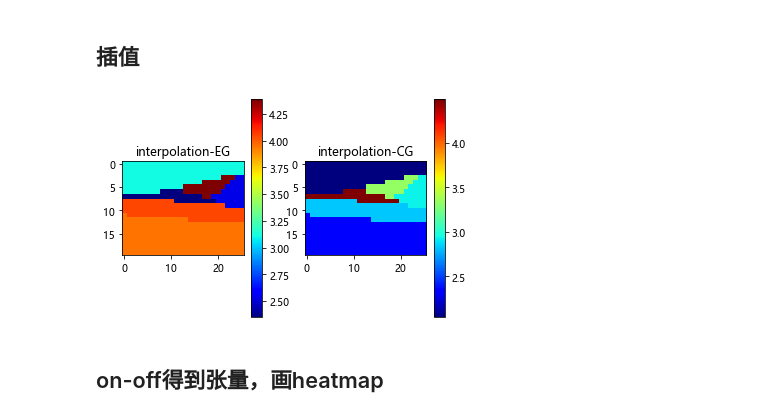
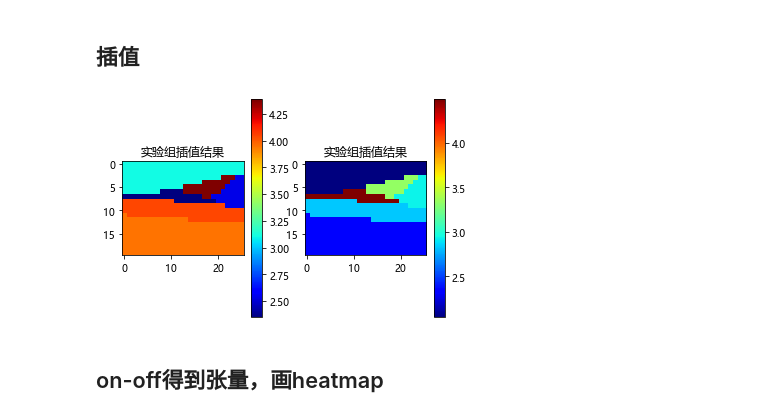
Before and after one commit to forward11/rainfall, a Jupyter notebook: Location_based_analysis/heatmap/model/get_lps.ipynb, the cells around one changed output. Saved outputs shown, nothing was run; the diff lists cells and outputs as text; code cells hidden in the pictures.

Commit message:
heatmap完成

```diff
--- a/Location_based_analysis/heatmap/model/get_lps.ipynb
+++ b/Location_based_analysis/heatmap/model/get_lps.ipynb
@@ -27,35 +27,35 @@ plt.savefig("E:\\rainfall\\Location_based_analysis\\heatmap\\plot\\lps_station.p
 # %%
 import numpy as np
 import matplotlib.pyplot as plt
 from scipy.interpolate import griddata
 
 
 points = np.array([[35.67027778,106.2130556],[35.74,106.1802778],[35.69111111,106.1930556],
 [35.60027778,106.1430556],[35.87416667,106.1369444],[35.67722222,106.2361111]]) #real
 
 values = np.array([4.386283687,4.045162277,2.352402512,3.108336594,3.955585768,2.541928102])
 valuse_CG = np.array([3.335749317,2.83517702,4.491484044,2.042234984,2.330282871,2.935451368])
 xi,yi = np.mgrid[35.5:36.0:20j, 106.10:106.26:26j]
 
 
 grid = griddata(points, values, (xi, yi), method="nearest", fill_value=0)
 grid_CG =  griddata(points, valuse_CG, (xi, yi), method="nearest", fill_value=0)
 
 
 plt.subplot(1, 2, 1)
-plt.title("interpolation-EG")
+plt.title("实验组插值结果")
 plt.imshow(grid, cmap='jet')  # contourf jet gray
 plt.colorbar()
 
 plt.subplot(1,2,2)
-plt.title("interpolation-CG")
+plt.title("实验组插值结果")
 plt.imshow(grid_CG, cmap='jet')  # contourf jet gray
 plt.colorbar()
 plt.savefig("E:\\rainfall\\Location_based_analysis\\heatmap\\plot\\lps_ninterpolate.png")
 plt.show()
 #grid_CG
 # %% [output]
-[figure, old version]
+[figure, new version]
 # %% [markdown]
 ## on-off得到张量，画heatmap
 # %%
```
Also changed, not shown: parts of 2 cells of this notebook, 8 other files.
